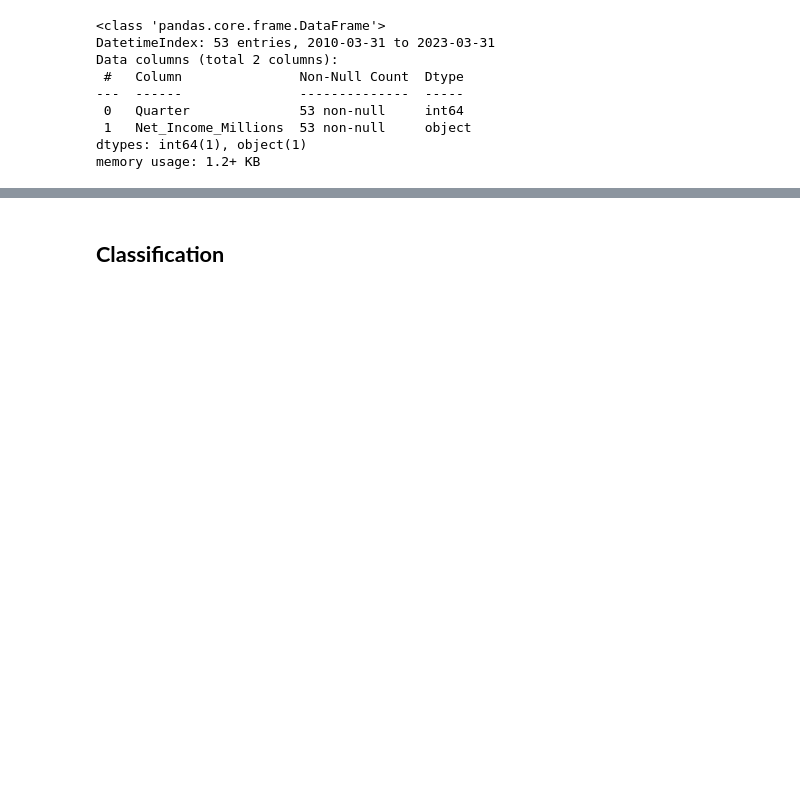
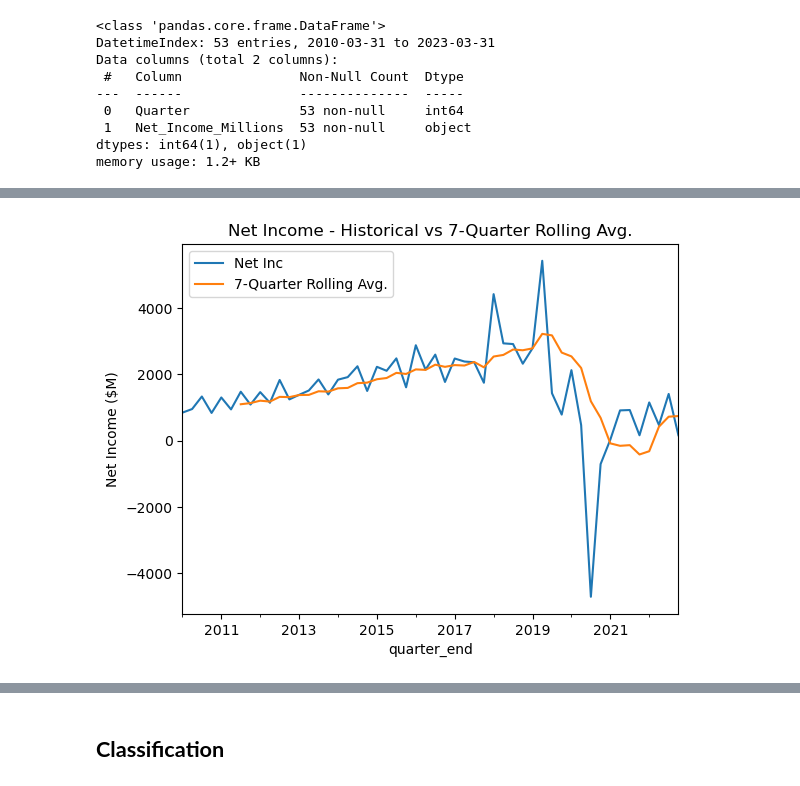
Before and after one commit to cool-t/Tara_DataPortfolio, a Jupyter notebook: Disney Marketing Analytics Study - Python + Tableau/Disney_Marketing_Analytics_Project.ipynb, the cells around one changed output, grey strips where cells are left out. Saved outputs shown, nothing was run; the diff lists cells and outputs as text; code cells hidden in the pictures; blank space fills up the shorter version.

```diff
--- a/Disney Marketing Analytics Study - Python + Tableau/Disney_Marketing_Analytics_Project.ipynb
+++ b/Disney Marketing Analytics Study - Python + Tableau/Disney_Marketing_Analytics_Project.ipynb
@@ -972,0 +868,10 @@ DIS
+# %%
+# Plot 'net_inc' column with rolling 7-quarter average
+DIS_clean['net_inc'].plot(title= 'Net Income - Historical vs 7-Quarter Rolling Avg.',
+                          legend=True, label='Net Inc')
+DIS_clean.rolling(window= 7).mean()['net_inc'].plot(title= 'Net Income - Historical vs 7-Quarter Rolling Avg.',
+                                             legend= True, label= '7-Quarter Rolling Avg.'
+                                            ).set_ylabel('Net Income ($M)')
+plt.show()
+# %% [output]
+[figure, added]
```
Also changed, not shown: parts of 41 cells of this notebook.
